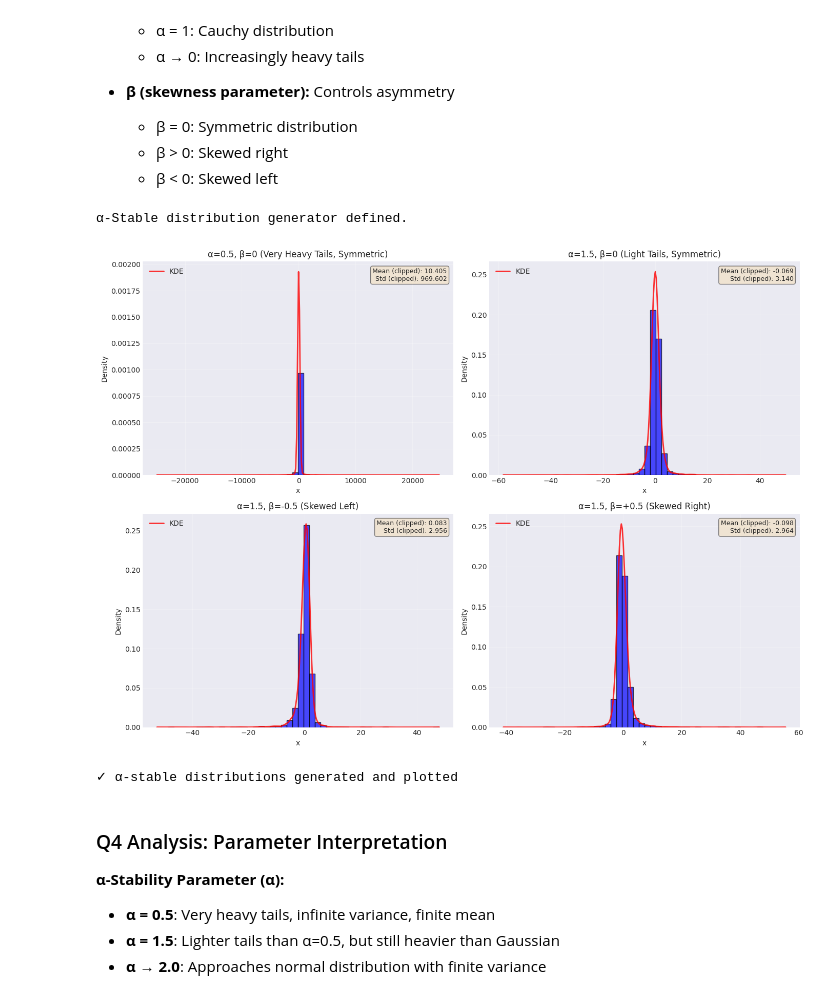
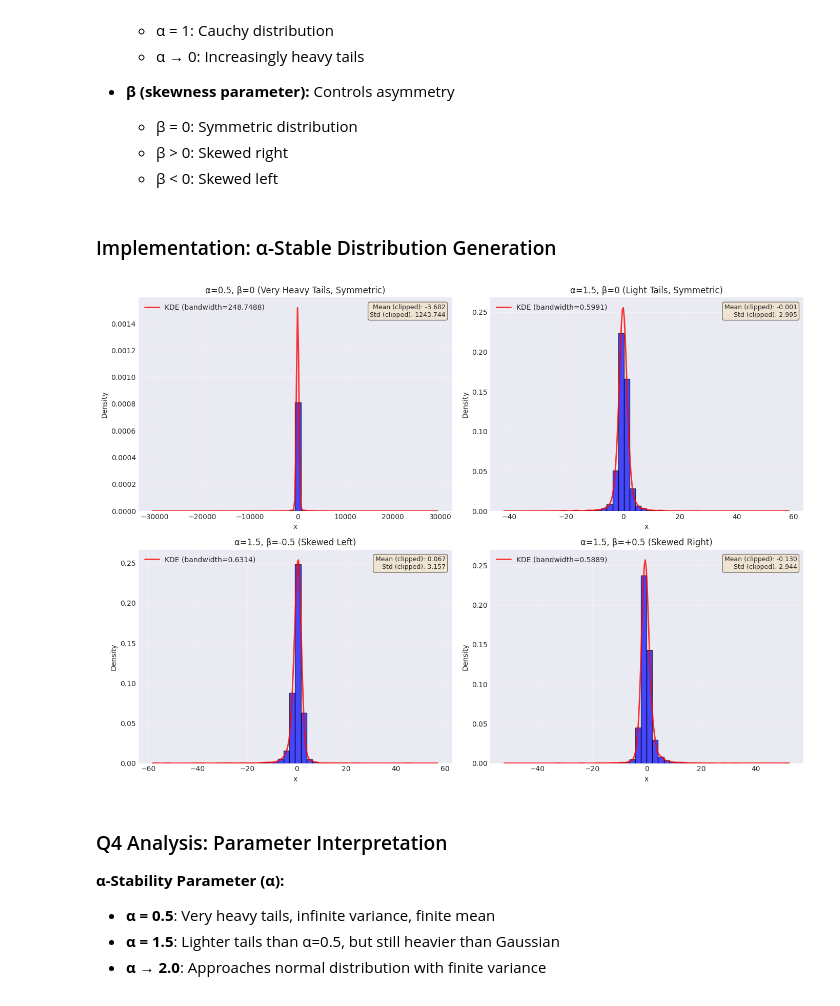
Before and after one commit to liuzihe02/iia, a Jupyter notebook: 3F3/rv_lab.ipynb, the cells around one changed output. Cells and saved outputs as stored; diff of their text form; code cells hidden in the pictures.

```diff
--- a/3F3/rv_lab.ipynb
+++ b/3F3/rv_lab.ipynb
@@ -518,9 +735,16 @@ ax.grid(True, alpha=0.3)
 
 # Plot 2: KDE comparison
 ax = axes[1]
-x_kde, pdf_kde = ksdensity(y_exp, width=0.3, x_axis=x_range)
-ax.plot(x_kde, pdf_kde, "g-", linewidth=2.5, label="KDE estimate")
-ax.plot(x_range, p_theory, "r--", linewidth=2, label="Theoretical Exp(1)")
+bandwidth_exponential = 0.3
+x_kde, pdf_kde = ksdensity(y_exp, width=bandwidth_exponential, x_axis=x_range)
+ax.plot(
+    x_kde,
+    pdf_kde,
+    "b-",
+    linewidth=2.5,
+    label=f"KDE estimate (bandwidth={bandwidth_exponential})",
+)
+ax.plot(x_range, p_theory, "r-", linewidth=2.5, label="Theoretical Exp(1)")
 ax.fill_between(x_range, p_theory, alpha=0.2, color="red")
 
 ax.set_xlabel("y")
@@ -532,8 +756,6 @@ ax.set_xlim([0, 8])
 
 plt.tight_layout()
 plt.show()
-
-print("✓ Exponential distribution generated successfully via inverse CDF")
 # %% [output]
 Exponential Distribution (mean = 1.0)
 Expected: mean = 1.0, variance = 1.0
@@ -573,50 +794,42 @@ $$X = s \frac{\sin(\alpha(U + b))}{(\cos(U))^{1/\alpha}}\left(\frac{\cos(U - \al
   - β = 0: Symmetric distribution
   - β > 0: Skewed right
   - β < 0: Skewed left
+# %% [markdown]
+### Implementation: α-Stable Distribution Generation
 # %%
 def generate_stable(alpha, beta, n_samples):
     """
-    Generate α-stable random variates using the recipe method.
+    Generate random samples from α-stable distribution.
 
     Parameters:
     -----------
     alpha : float
-        Stability parameter, α ∈ (0, 2), α ≠ 1
+        Stability parameter in (0, 2]
     beta : float
-        Skewness parameter, β ∈ [-1, 1]
+        Skewness parameter in [-1, 1]
     n_samples : int
         Number of samples to generate
 
     Returns:
     --------
     X : ndarray
-        Generated α-stable random variates
+        Samples from α-stable distribution
     """
+    # Calculate auxiliary parameters
+    b = (1.0 / alpha) * np.arctan(beta * np.tan(np.pi * alpha / 2.0))
+    s = (1.0 + beta**2 * np.tan(np.pi * alpha / 2.0) ** 2) ** (1.0 / (2.0 * alpha))
 
-    # Calculate constants from parameters
-    b = (1 / alpha) * np.arctan(beta * np.tan(np.pi * alpha / 2))
-    s = (1 + beta**2 * np.tan(np.pi * alpha / 2) ** 2) ** (1 / (2 * alpha))
+    # Generate uniform and exponential random variables
+    U = np.random.uniform(-np.pi / 2.0, np.pi / 2.0, n_samples)
+    V = np.random.exponential(scale=1.0, size=n_samples)
 
-    # Generate uniform U(-π/2, π/2)
-    U = np.random.uniform(-np.pi / 2, np.pi / 2, n_samples)
+    # Apply stable distribution transformation
+    numerator = np.sin(alpha * (U + b)) / (np.cos(U) ** (1.0 / alpha))
+    denominator = (np.cos(U - alpha * (U + b)) / V) ** ((1.0 - alpha) / alpha)
 
-    # Generate exponential with mean 1
-    V = -np.log(np.random.rand(n_samples))
-
-    # Apply the transformation formula
-    numerator = np.sin(alpha * (U + b))
-    denominator = (np.cos(U)) ** (1 / alpha)
-
-    base = (np.cos(U - alpha * (U + b)) / V) ** ((1 - alpha) / alpha)
-
-    X = s * (numerator / denominator) * base
+    X = s * numerator * denominator
 
     return X
-
-
-print("α-Stable distribution generator defined.")
-# %% [output]
-α-Stable distribution generator defined.
 # %%
 # Generate α-stable samples with different parameters
 
@@ -651,39 +864,44 @@ for idx, (alpha, beta, title) in enumerate(test_cases):
 
     # KDE
     x_range = np.linspace(np.min(X_clipped), np.max(X_clipped), 300)
-    x_kde, pdf_kde = ksdensity(X_clipped, width=np.std(X_clipped) * 0.2, x_axis=x_range)
-    ax.plot(x_kde, pdf_kde, "r-", linewidth=2, alpha=0.8, label="KDE")
+    bandwidth_kde = np.std(X_clipped) * 0.2
+    x_kde, pdf_kde = ksdensity(X_clipped, width=bandwidth_kde, x_axis=x_range)
+    ax.plot(
+        x_kde,
+        pdf_kde,
+        "r-",
+        linewidth=2,
+        alpha=0.8,
+        label=f"KDE (bandwidth={bandwidth_kde:.4f})",
+    )
 
     # Statistics
     mean_val = np.mean(X_clipped)
     std_val = np.std(X_clipped)
 
     ax.set_xlabel("x")
     ax.set_ylabel("Density")
     ax.set_title(title)
     ax.grid(True, alpha=0.3)
     ax.legend()
 
     # Add text with stats
     stats_text = f"Mean (clipped): {mean_val:.3f}\nStd (clipped): {std_val:.3f}"
     ax.text(
         0.98,
         0.97,
         stats_text,
         transform=ax.transAxes,
         verticalalignment="top",
         horizontalalignment="right",
         bbox=dict(boxstyle="round", facecolor="wheat", alpha=0.5),
         fontsize=9,
     )
 
 plt.tight_layout()
 plt.show()
-
-print("✓ α-stable distributions generated and plotted")
 # %% [output]
-[figure, old version]
+[figure, new version]
-✓ α-stable distributions generated and plotted
 # %% [markdown]
 ### Q4 Analysis: Parameter Interpretation
 
```
Also changed, not shown: parts of 29 cells of this notebook, 5 other files.
